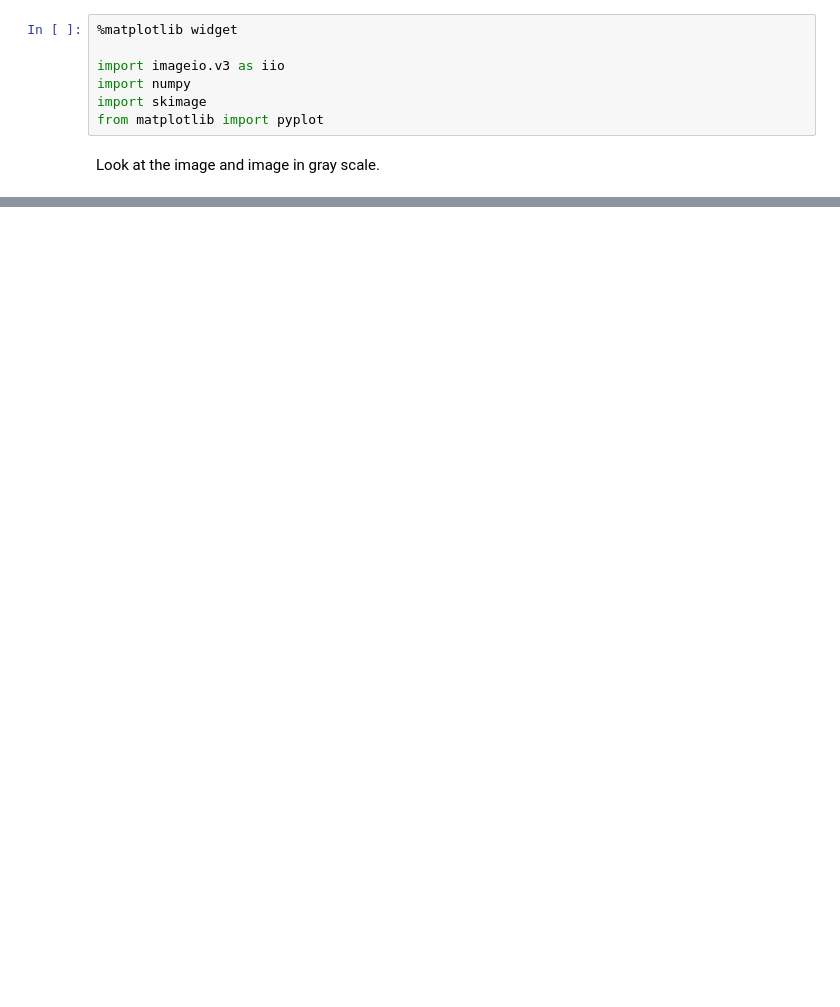
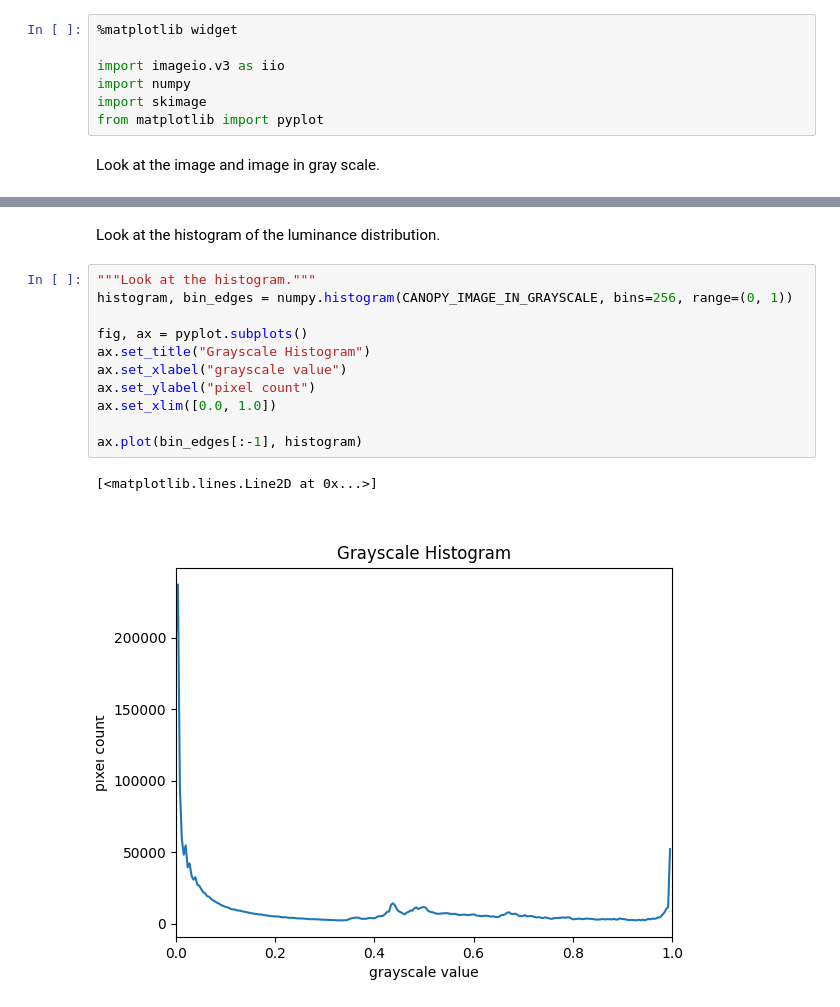
Before and after one commit to joejcollins/atlanta-shore, a Jupyter notebook: notebooks/canopy_cover.ipynb, the cells around one changed output, grey strips where cells are left out. Saved outputs shown, nothing was run; the diff lists cells and outputs as text; blank space fills up the shorter version.

```diff
--- a/notebooks/canopy_cover.ipynb
+++ b/notebooks/canopy_cover.ipynb
@@ -38,0 +50,16 @@ histogram, bin_edges = numpy.histogram(canopy_image_in_grayscale, bins=256, rang
+# %% [markdown]
+Look at the histogram of the luminance distribution.
+# %%
+"""Look at the histogram."""
+histogram, bin_edges = numpy.histogram(CANOPY_IMAGE_IN_GRAYSCALE, bins=256, range=(0, 1))
+
+fig, ax = pyplot.subplots()
+ax.set_title("Grayscale Histogram")
+ax.set_xlabel("grayscale value")
+ax.set_ylabel("pixel count")
+ax.set_xlim([0.0, 1.0])
+
+ax.plot(bin_edges[:-1], histogram)
+# %% [output]
+[<matplotlib.lines.Line2D at 0x...>]
+[figure, added]
```
Also changed, not shown: parts of 7 cells of this notebook, 1 other file.
